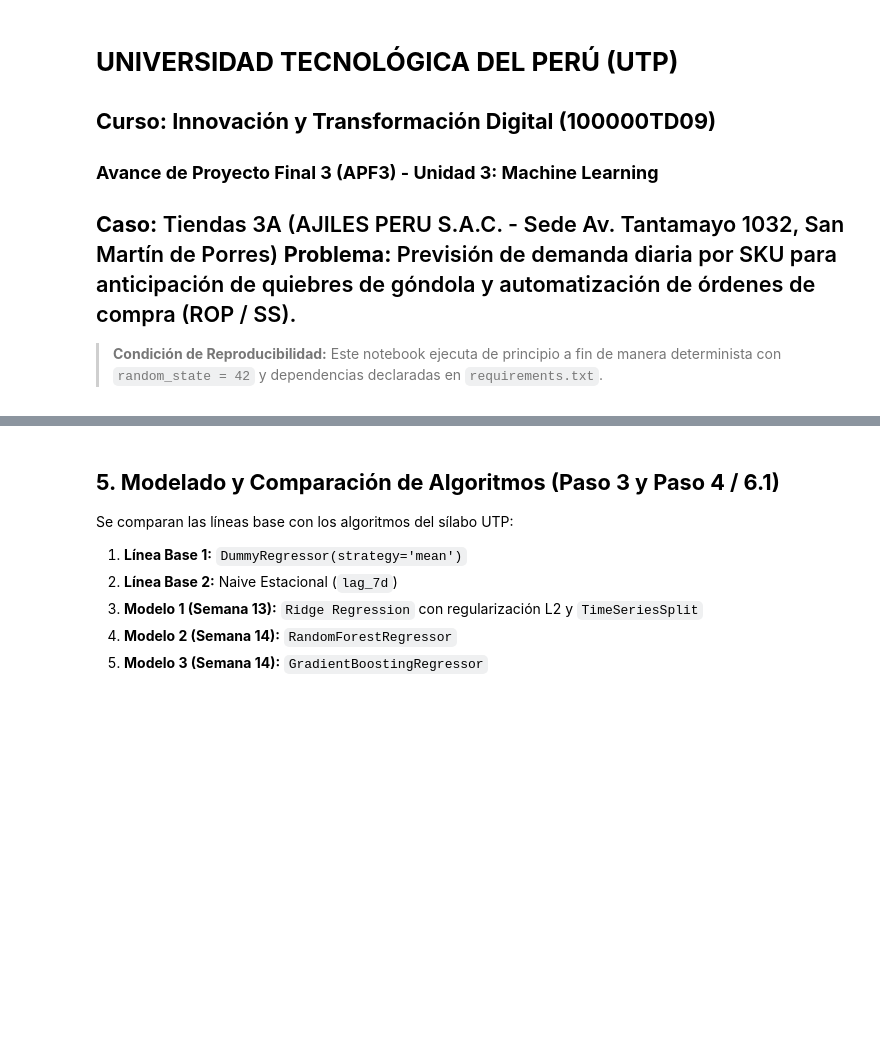
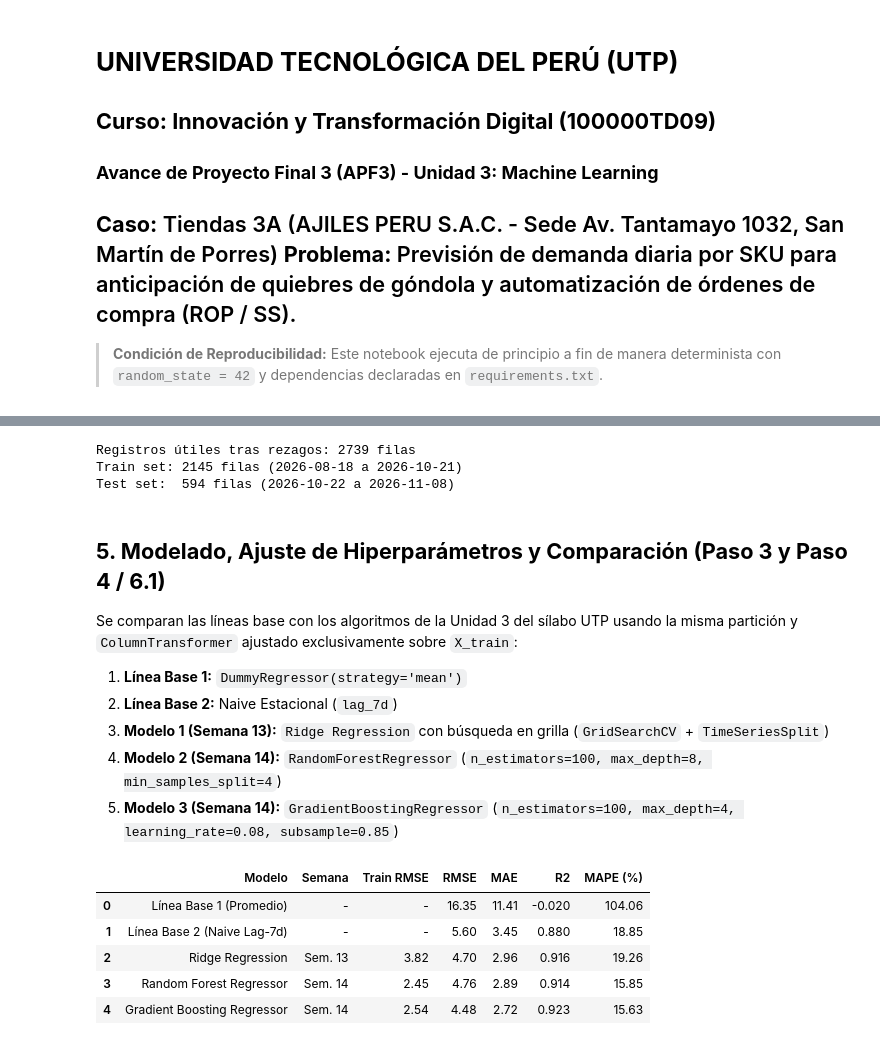
Before and after one commit to UbheAbhe/InnovacionAPF, a Jupyter notebook: backend/APF3_TD_Grupo_ML_Innovacion.ipynb, the cells around one changed output, grey strips where cells are left out. Drawn from its saved outputs; the diff is of its cells as text; code cells hidden in the pictures; blank space fills up the shorter version.

```diff
--- a/backend/APF3_TD_Grupo_ML_Innovacion.ipynb
+++ b/backend/APF3_TD_Grupo_ML_Innovacion.ipynb
@@ -96,51 +148,77 @@ y_train = train_df['unidades_vendidas']
 X_test = test_df[features_num + features_cat]
 y_test = test_df['unidades_vendidas']
 
-print(f'Train set: {len(X_train)} filas | Test set: {len(X_test)} filas')
+print(f'Registros útiles tras rezagos: {len(df_clean)} filas')
+print(f'Train set: {len(X_train)} filas ({train_df["fecha"].min().strftime("%Y-%m-%d")} a {train_df["fecha"].max().strftime("%Y-%m-%d")})')
+print(f'Test set:  {len(X_test)} filas ({test_df["fecha"].min().strftime("%Y-%m-%d")} a {test_df["fecha"].max().strftime("%Y-%m-%d")})')
+# %% [output]
+Registros útiles tras rezagos: 2739 filas
+Train set: 2145 filas (2026-08-18 a 2026-10-21)
+Test set:  594 filas (2026-10-22 a 2026-11-08)
 # %% [markdown]
-## **5. Modelado y Comparación de Algoritmos (Paso 3 y Paso 4 / 6.1)**
-Se comparan las líneas base con los algoritmos del sílabo UTP:
+## **5. Modelado, Ajuste de Hiperparámetros y Comparación (Paso 3 y Paso 4 / 6.1)**
+Se comparan las líneas base con los algoritmos de la Unidad 3 del sílabo UTP usando la misma partición y `ColumnTransformer` ajustado exclusivamente sobre `X_train`:
 1. **Línea Base 1:** `DummyRegressor(strategy='mean')`
 2. **Línea Base 2:** Naive Estacional (`lag_7d`)
-3. **Modelo 1 (Semana 13):** `Ridge Regression` con regularización L2 y `TimeSeriesSplit`
-4. **Modelo 2 (Semana 14):** `RandomForestRegressor`
-5. **Modelo 3 (Semana 14):** `GradientBoostingRegressor`
+3. **Modelo 1 (Semana 13):** `Ridge Regression` con búsqueda en grilla (`GridSearchCV` + `TimeSeriesSplit`)
+4. **Modelo 2 (Semana 14):** `RandomForestRegressor` (`n_estimators=100, max_depth=8, min_samples_split=4`)
+5. **Modelo 3 (Semana 14):** `GradientBoostingRegressor` (`n_estimators=100, max_depth=4, learning_rate=0.08, subsample=0.85`)
 # %%
 def metricas(y_true, y_pred):
-    rmse = np.sqrt(mean_squared_error(y_true, y_pred))
-    mae = mean_absolute_error(y_true, y_pred)
-    r2 = r2_score(y_true, y_pred)
-    mape = np.mean(np.abs((y_true - y_pred) / np.maximum(y_true, 1e-4))) * 100
-    return {'RMSE': round(rmse, 2), 'MAE': round(mae, 2), 'R2': round(r2, 3), 'MAPE': round(mape, 2)}
+    rmse = float(np.sqrt(mean_squared_error(y_true, y_pred)))
+    mae = float(mean_absolute_error(y_true, y_pred))
+    r2 = float(r2_score(y_true, y_pred))
+    mape = float(np.mean(np.abs((y_true - y_pred) / np.maximum(y_true, 1e-4))) * 100)
+    return {'RMSE': round(rmse, 2), 'MAE': round(mae, 2), 'R2': round(r2, 3), 'MAPE (%)': round(mape, 2)}
 
 preprocessor = ColumnTransformer([
     ('num', StandardScaler(), features_num),
     ('cat', OneHotEncoder(handle_unknown='ignore', sparse_output=False), features_cat)
 ])
 
 # 1. Líneas Base
 dummy = DummyRegressor(strategy='mean').fit(X_train, y_train)
 y_dummy = dummy.predict(X_test)
 y_naive = test_df['lag_7d'].values
 
-# 2. Ridge (Semana 13)
-pipe_ridge = Pipeline([('prep', preprocessor), ('model', Ridge(alpha=10.0, random_state=RANDOM_STATE))]).fit(X_train, y_train)
+# 2. Ridge Regression (Semana 13) con TimeSeriesSplit CV
+tscv = TimeSeriesSplit(n_splits=4)
+pipe_ridge_base = Pipeline([('prep', preprocessor), ('model', Ridge(random_state=RANDOM_STATE))])
+grid_ridge = GridSearchCV(pipe_ridge_base, {'model__alpha': [1.0, 5.0, 10.0, 25.0]}, cv=tscv, scoring='neg_mean_absolute_error')
+grid_ridge.fit(X_train, y_train)
+pipe_ridge = grid_ridge.best_estimator_
+y_train_ridge = pipe_ridge.predict(X_train)
 y_ridge = pipe_ridge.predict(X_test)
 
 # 3. Random Forest (Semana 14)
-pipe_rf = Pipeline([('prep', preprocessor), ('model', RandomForestRegressor(n_estimators=100, max_depth=8, random_state=RANDOM_STATE, n_jobs=-1))]).fit(X_train, y_train)
+pipe_rf = Pipeline([
+    ('prep', preprocessor),
+    ('model', RandomForestRegressor(n_estimators=100, max_depth=8, min_samples_split=4, random_state=RANDOM_STATE, n_jobs=-1))
+]).fit(X_train, y_train)
+y_train_rf = pipe_rf.predict(X_train)
 y_rf = pipe_rf.predict(X_test)
 
 # 4. Gradient Boosting (Semana 14)
-pipe_gb = Pipeline([('prep', preprocessor), ('model', GradientBoostingRegressor(n_estimators=100, max_depth=4, learning_rate=0.08, random_state=RANDOM_STATE))]).fit(X_train, y_train)
+pipe_gb = Pipeline([
+    ('prep', preprocessor),
+    ('model', GradientBoostingRegressor(n_estimators=100, max_depth=4, learning_rate=0.08, subsample=0.85, random_state=RANDOM_STATE))
+]).fit(X_train, y_train)
+y_train_gb = pipe_gb.predict(X_train)
 y_gb = pipe_gb.predict(X_test)
 
 res = [
-    {'Modelo': 'Línea Base 1 (Promedio)', **metricas(y_test, y_dummy)},
-    {'Modelo': 'Línea Base 2 (Naive Lag-7d)', **metricas(y_test, y_naive)},
-    {'Modelo': 'Ridge Regression (Semana 13)', **metricas(y_test, y_ridge)},
-    {'Modelo': 'Random Forest (Semana 14)', **metricas(y_test, y_rf)},
-    {'Modelo': 'Gradient Boosting (Semana 14)', **metricas(y_test, y_gb)},
+    {'Modelo': 'Línea Base 1 (Promedio)', 'Semana': '-', 'Train RMSE': '-', **metricas(y_test, y_dummy)},
+    {'Modelo': 'Línea Base 2 (Naive Lag-7d)', 'Semana': '-', 'Train RMSE': '-', **metricas(y_test, y_naive)},
+    {'Modelo': 'Ridge Regression', 'Semana': 'Sem. 13', 'Train RMSE': metricas(y_train, y_train_ridge)['RMSE'], **metricas(y_test, y_ridge)},
+    {'Modelo': 'Random Forest Regressor', 'Semana': 'Sem. 14', 'Train RMSE': metricas(y_train, y_train_rf)['RMSE'], **metricas(y_test, y_rf)},
+    {'Modelo': 'Gradient Boosting Regressor', 'Semana': 'Sem. 14', 'Train RMSE': metricas(y_train, y_train_gb)['RMSE'], **metricas(y_test, y_gb)},
 ]
 df_res = pd.DataFrame(res)
 df_res
+# %% [output]
+|  | Modelo | Semana | Train RMSE | RMSE | MAE | R2 | MAPE (%) |
+| 0 | Línea Base 1 (Promedio) | - | - | 16.35 | 11.41 | -0.020 | 104.06 |
+| 1 | Línea Base 2 (Naive Lag-7d) | - | - | 5.60 | 3.45 | 0.880 | 18.85 |
+| 2 | Ridge Regression | Sem. 13 | 3.82 | 4.70 | 2.96 | 0.916 | 19.26 |
+| 3 | Random Forest Regressor | Sem. 14 | 2.45 | 4.76 | 2.89 | 0.914 | 15.85 |
+| 4 | Gradient Boosting Regressor | Sem. 14 | 2.54 | 4.48 | 2.72 | 0.923 | 15.63 |
```
Also changed, not shown: parts of 14 cells of this notebook, 10 other files.
